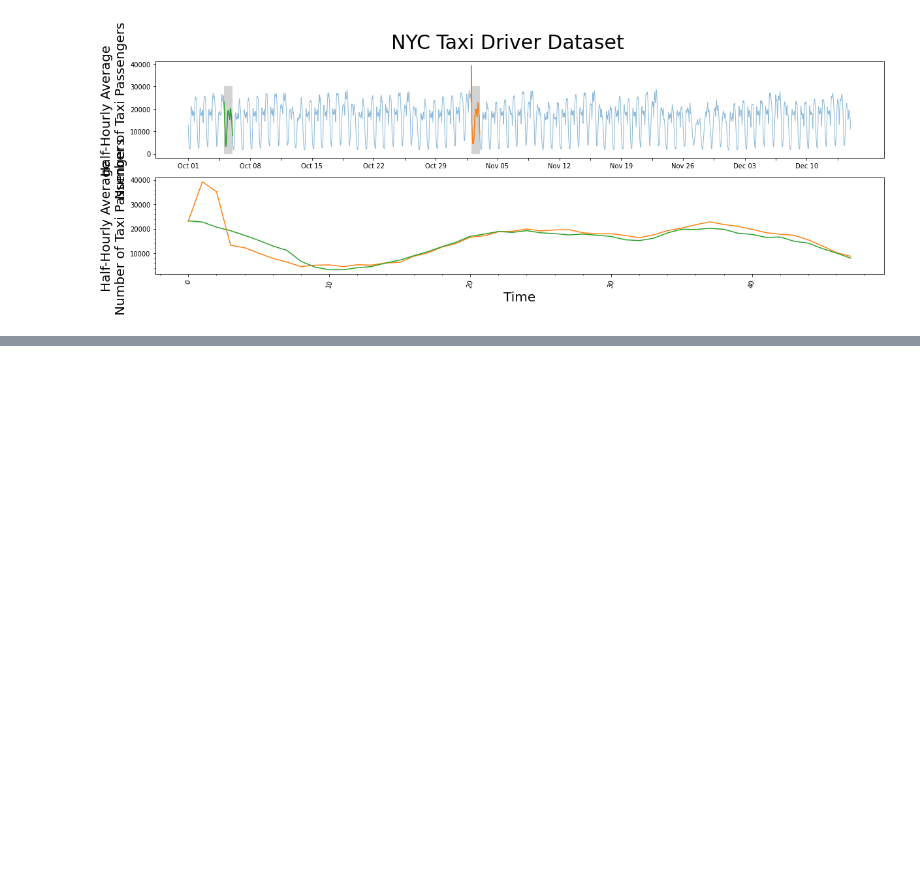
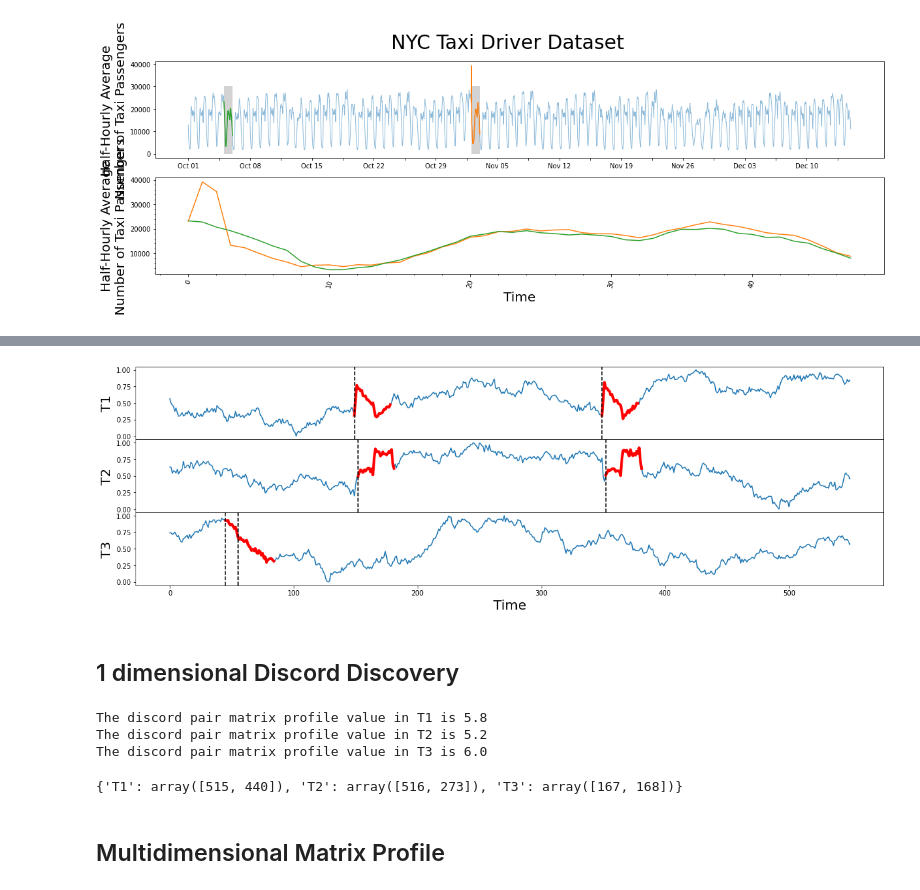
Before and after one commit to Sagar-modelling/Motif_Discord, a Jupyter notebook: stumpy_timeseries.ipynb, the cells around one changed output, grey strips where cells are left out. Saved outputs shown, nothing was run; the diff lists cells and outputs as text; code cells hidden in the pictures; blank space fills up the shorter version.

```diff
--- a/stumpy_timeseries.ipynb
+++ b/stumpy_timeseries.ipynb
@@ -417,0 +490,35 @@ plt.show()
+# %%
+fig, axs = plt.subplots(len(mps), sharex=True, gridspec_kw={'hspace': 0})
+
+for i, dim_name in enumerate(list(mps.keys())):
+    axs[i].set_ylabel(dim_name, fontsize='20')
+    axs[i].plot(df[dim_name])
+    axs[i].set_xlabel('Time', fontsize ='20')
+    for idx in motifs_idx[dim_name]:
+        axs[i].plot(df[dim_name].iloc[idx:idx+m], c='red', linewidth=4)
+        axs[i].axvline(x=idx, linestyle="dashed", c='black')
+
+plt.show()
+# %% [output]
+[figure, added]
+# %% [markdown]
+## 1 dimensional Discord Discovery
+# %%
+m = 30
+mps = {}  # Store the 1-dimensional matrix profiles
+dicord_idx = {}  # Store the index locations for each pair of 1-dimensional motifs (i.e., the index location of two smallest matrix profile values within each dimension)
+for dim_name in df.columns:
+    mps[dim_name] = stumpy.stump(df[dim_name], m)
+    motif_distance = np.round(mps[dim_name][:, 0].max(), 1)
+    print(f"The discord pair matrix profile value in {dim_name} is {motif_distance}")
+    dicord_idx[dim_name] = np.argsort(mps[dim_name][:, 0])[-2:]
+# %% [output]
+The discord pair matrix profile value in T1 is 5.8
+The discord pair matrix profile value in T2 is 5.2
+The discord pair matrix profile value in T3 is 6.0
+# %%
+dicord_idx
+# %% [output]
+{'T1': array([515, 440]), 'T2': array([516, 273]), 'T3': array([167, 168])}
+# %% [markdown]
+## Multidimensional Matrix Profile
```
Also changed, not shown: parts of 44 cells of this notebook.
